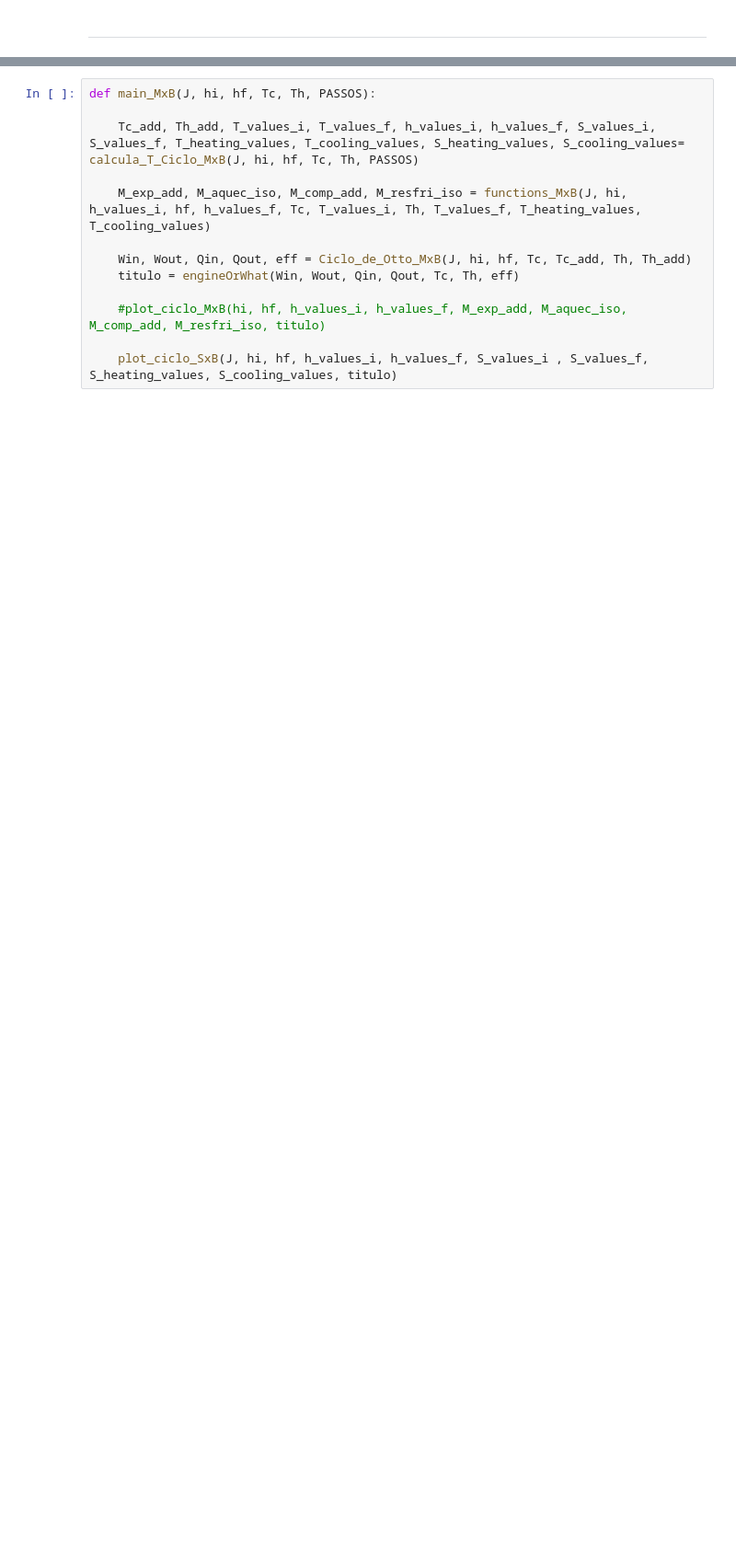
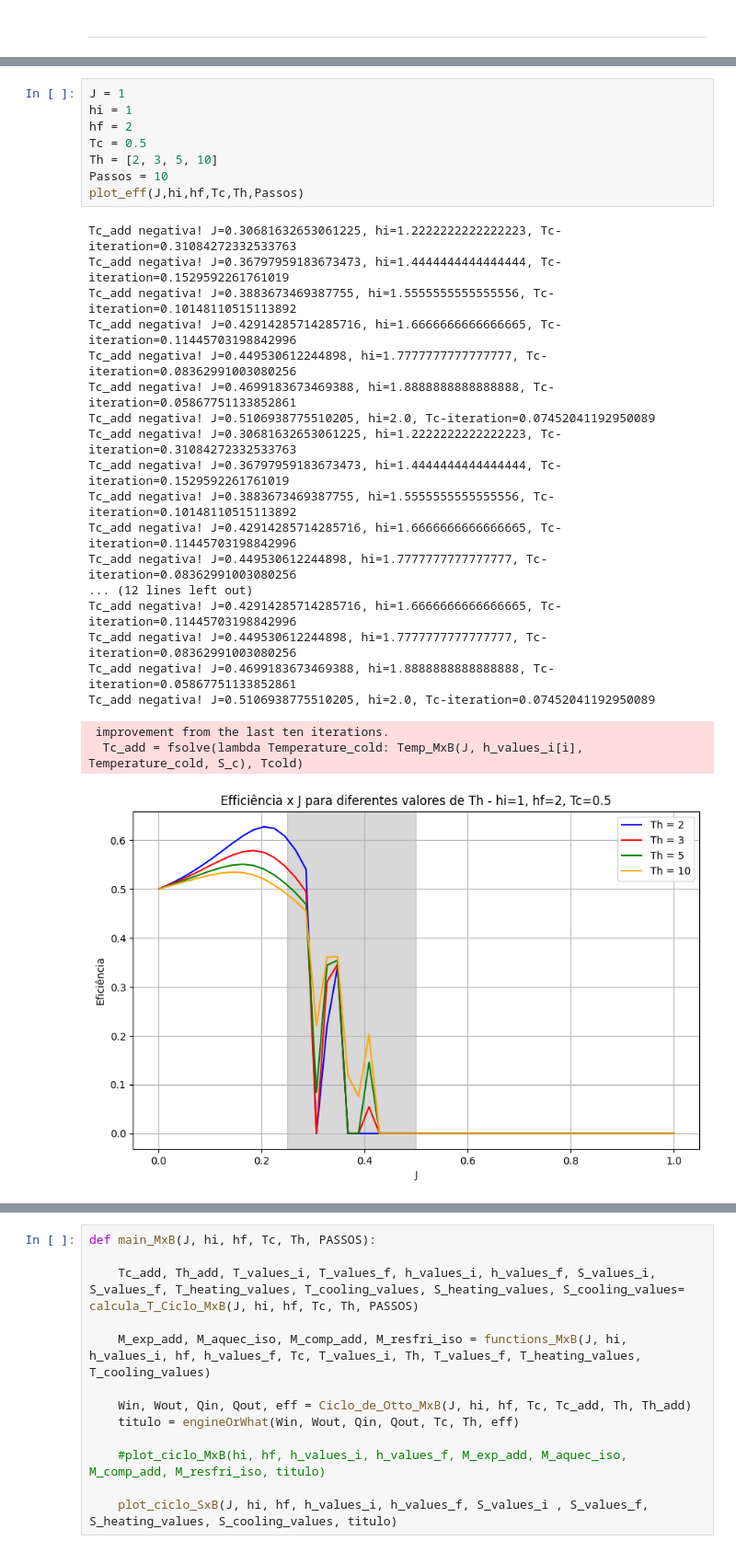
Before and after one commit to machadojoaopaulo/QuantumThermodynamics, a Jupyter notebook: MxB-classico.ipynb, the cells around one changed output, grey strips where cells are left out. Shown at 92% size. Drawn from its saved outputs; the diff is of its cells as text; blank space fills up the shorter version.

```diff
--- a/MxB-classico.ipynb
+++ b/MxB-classico.ipynb
@@ -344,0 +418,29 @@ plot_energies_x_J(J_range, hi, hf, Tc, Th, PASSOS)
+# %%
+J = 1
+hi = 1
+hf = 2
+Tc = 0.5
+Th = [2, 3, 5, 10]
+Passos = 10
+plot_eff(J,hi,hf,Tc,Th,Passos)
+# %% [output]
+Tc_add negativa! J=0.30681632653061225, hi=1.2222222222222223, Tc-iteration=0.31084272332533763
+Tc_add negativa! J=0.36797959183673473, hi=1.4444444444444444, Tc-iteration=0.1529592261761019
+Tc_add negativa! J=0.3883673469387755, hi=1.5555555555555556, Tc-iteration=0.10148110515113892
+Tc_add negativa! J=0.42914285714285716, hi=1.6666666666666665, Tc-iteration=0.11445703198842996
+Tc_add negativa! J=0.449530612244898, hi=1.7777777777777777, Tc-iteration=0.08362991003080256
+Tc_add negativa! J=0.4699183673469388, hi=1.8888888888888888, Tc-iteration=0.05867751133852861
+Tc_add negativa! J=0.5106938775510205, hi=2.0, Tc-iteration=0.07452041192950089
+Tc_add negativa! J=0.30681632653061225, hi=1.2222222222222223, Tc-iteration=0.31084272332533763
+Tc_add negativa! J=0.36797959183673473, hi=1.4444444444444444, Tc-iteration=0.1529592261761019
+Tc_add negativa! J=0.3883673469387755, hi=1.5555555555555556, Tc-iteration=0.10148110515113892
+Tc_add negativa! J=0.42914285714285716, hi=1.6666666666666665, Tc-iteration=0.11445703198842996
+Tc_add negativa! J=0.449530612244898, hi=1.7777777777777777, Tc-iteration=0.08362991003080256
+... (12 lines left out)
+Tc_add negativa! J=0.42914285714285716, hi=1.6666666666666665, Tc-iteration=0.11445703198842996
+Tc_add negativa! J=0.449530612244898, hi=1.7777777777777777, Tc-iteration=0.08362991003080256
+Tc_add negativa! J=0.4699183673469388, hi=1.8888888888888888, Tc-iteration=0.05867751133852861
+Tc_add negativa! J=0.5106938775510205, hi=2.0, Tc-iteration=0.07452041192950089
+ improvement from the last ten iterations.
+  Tc_add = fsolve(lambda Temperature_cold: Temp_MxB(J, h_values_i[i], Temperature_cold, S_c), Tcold)
+[figure, added]
```
Also changed, not shown: parts of 15 cells of this notebook, 38 other files.
